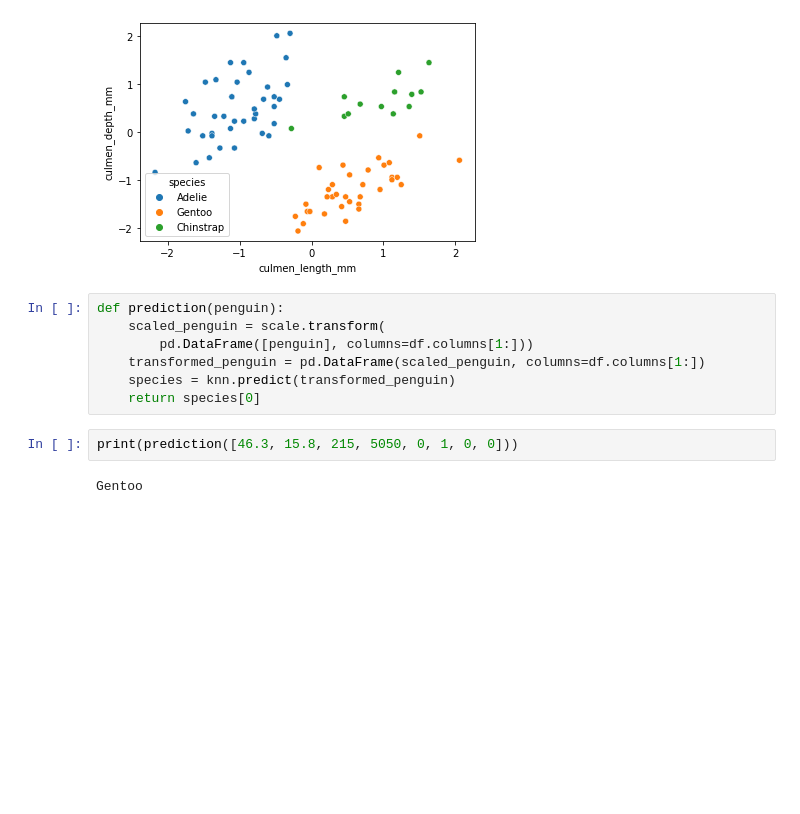
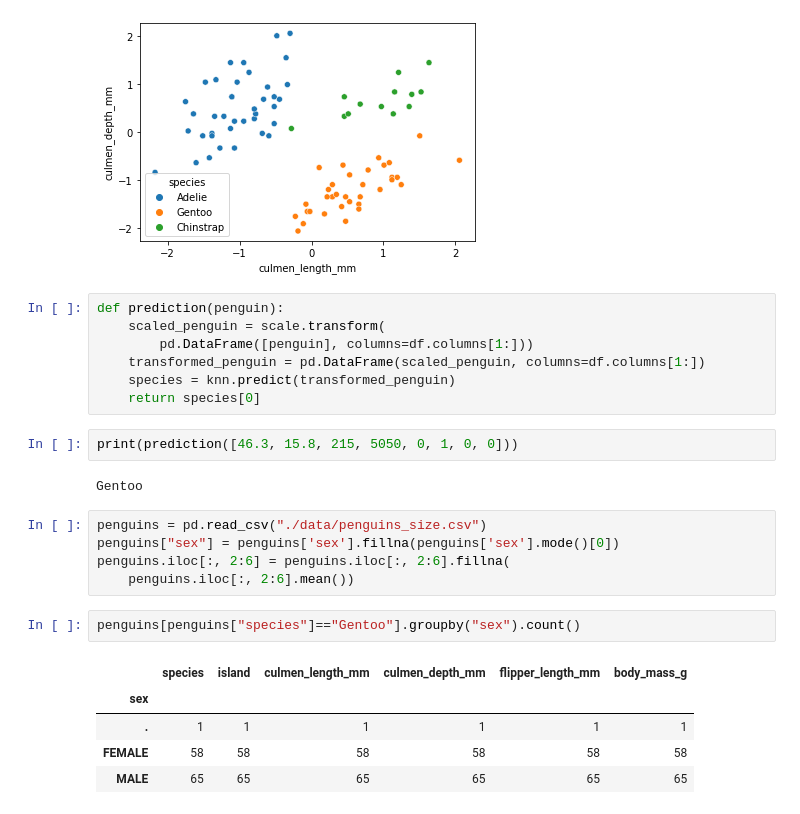
Before and after one commit to t4rtufo/dash, a Jupyter notebook: main.ipynb, the cells around one changed output. Saved outputs shown, nothing was run; the diff lists cells and outputs as text; blank space fills up the shorter version.

```diff
--- a/main.ipynb
+++ b/main.ipynb
@@ -152,3 +152,16 @@ def prediction(penguin):
 print(prediction([46.3, 15.8, 215, 5050, 0, 1, 0, 0]))
 # %% [output]
 Gentoo
+# %%
+penguins = pd.read_csv("./data/penguins_size.csv")
+penguins["sex"] = penguins['sex'].fillna(penguins['sex'].mode()[0])
+penguins.iloc[:, 2:6] = penguins.iloc[:, 2:6].fillna(
+    penguins.iloc[:, 2:6].mean())
+# %%
+penguins[penguins["species"]=="Gentoo"].groupby("sex").count()
+# %% [output]
+|  | species | island | culmen_length_mm | culmen_depth_mm | flipper_length_mm | body_mass_g |
+| sex |  |  |  |  |  |  |
+| . | 1 | 1 | 1 | 1 | 1 | 1 |
+| FEMALE | 58 | 58 | 58 | 58 | 58 | 58 |
+| MALE | 65 | 65 | 65 | 65 | 65 | 65 |
```
Also changed, not shown: parts of 2 cells of this notebook, 6 other files.
